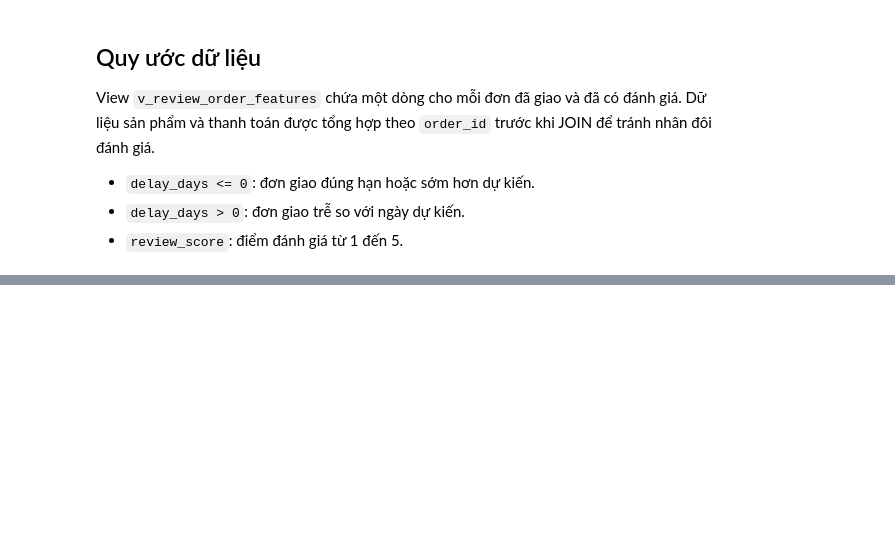
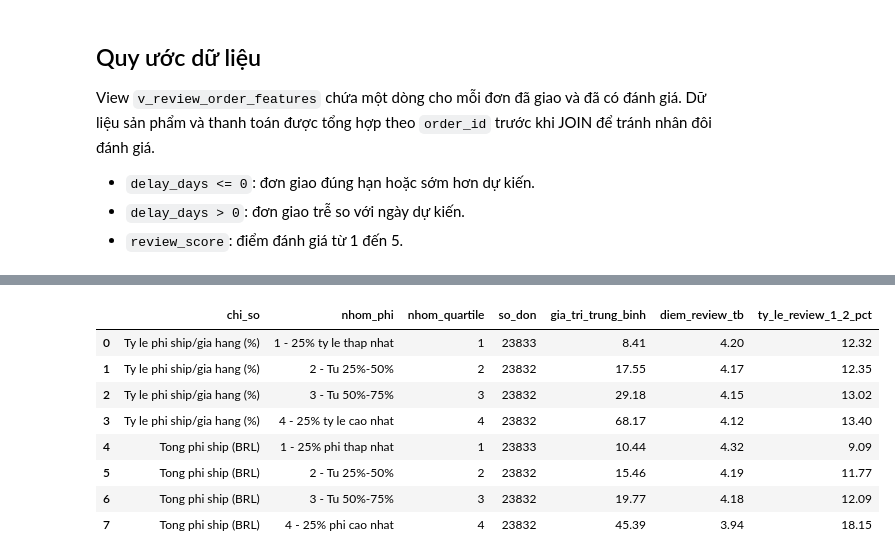
Before and after one commit to TrungTayNA/ADY291c-AI2107-Group2, a Jupyter notebook: Notebooks/03_analysis_SQL.ipynb, the cells around one changed output, grey strips where cells are left out. Saved outputs shown, nothing was run; the diff lists cells and outputs as text; code cells hidden in the pictures; blank space fills up the shorter version.

```diff
--- a/Notebooks/03_analysis_SQL.ipynb
+++ b/Notebooks/03_analysis_SQL.ipynb
@@ -598,0 +216,80 @@ Bảng dưới đây chuyển kết quả SQL thành đầu việc trực quan h
+# %%
+q4 = """
+-- Q4: Phân tích hai chỉ số phí ship đối với review_score.
+WITH ship_fee_data AS (
+    -- Mỗi dòng là một đơn đã giao và đã có review.
+    SELECT total_freight AS metric_value, review_score
+    FROM v_review_order_features
+),
+ship_fee_quartiles AS (
+    -- NTILE(4) chia đơn thành 4 nhóm gần bằng nhau theo tổng phí ship.
+    SELECT metric_value, review_score,
+           NTILE(4) OVER (ORDER BY metric_value) AS quartile_number
+    FROM ship_fee_data
+),
+ship_fee_ratio_data AS (
+    SELECT freight_to_price_pct AS metric_value, review_score
+    FROM v_review_order_features
+    WHERE freight_to_price_pct IS NOT NULL
+),
+ship_fee_ratio_quartiles AS (
+    -- NTILE(4) chia đơn theo tỷ lệ phí ship/gía trị hàng hóa.
+    SELECT metric_value, review_score,
+           NTILE(4) OVER (ORDER BY metric_value) AS quartile_number
+    FROM ship_fee_ratio_data
+),
+ship_fee_summary AS (
+    SELECT
+        'Tong phi ship (BRL)' AS chi_so,
+        CASE quartile_number
+            WHEN 1 THEN '1 - 25% phi thap nhat'
+            WHEN 2 THEN '2 - Tu 25%-50%'
+            WHEN 3 THEN '3 - Tu 50%-75%'
+            ELSE '4 - 25% phi cao nhat'
+        END AS nhom_phi,
+        quartile_number AS nhom_quartile,
+        COUNT(*) AS so_don,
+        ROUND(AVG(metric_value), 2) AS gia_tri_trung_binh,
+        ROUND(AVG(review_score), 2) AS diem_review_tb,
+        ROUND(100.0 * AVG(CASE WHEN review_score <= 2 THEN 1 ELSE 0 END), 2)
+            AS ty_le_review_1_2_pct
+    FROM ship_fee_quartiles
+    GROUP BY quartile_number
+),
+ship_fee_ratio_summary AS (
+    SELECT
+        'Ty le phi ship/gia hang (%)' AS chi_so,
+        CASE quartile_number
+            WHEN 1 THEN '1 - 25% ty le thap nhat'
+            WHEN 2 THEN '2 - Tu 25%-50%'
+            WHEN 3 THEN '3 - Tu 50%-75%'
+            ELSE '4 - 25% ty le cao nhat'
+        END AS nhom_phi,
+        quartile_number AS nhom_quartile,
+        COUNT(*) AS so_don,
+        ROUND(AVG(metric_value), 2) AS gia_tri_trung_binh,
+        ROUND(AVG(review_score), 2) AS diem_review_tb,
+        ROUND(100.0 * AVG(CASE WHEN review_score <= 2 THEN 1 ELSE 0 END), 2)
+            AS ty_le_review_1_2_pct
+    FROM ship_fee_ratio_quartiles
+    GROUP BY quartile_number
+)
+-- Ghep hai bang tom tat theo tung metric, giu thu tu quartile 1 den 4.
+SELECT * FROM ship_fee_summary
+UNION ALL
+SELECT * FROM ship_fee_ratio_summary
+ORDER BY chi_so DESC, nhom_quartile;
+"""
+
+df_q4 = pd.read_sql_query(q4, conn)
+df_q4
+# %% [output]
+|  | chi_so | nhom_phi | nhom_quartile | so_don | gia_tri_trung_binh | diem_review_tb | ty_le_review_1_2_pct |
+| 0 | Ty le phi ship/gia hang (%) | 1 - 25% ty le thap nhat | 1 | 23833 | 8.41 | 4.20 | 12.32 |
+| 1 | Ty le phi ship/gia hang (%) | 2 - Tu 25%-50% | 2 | 23832 | 17.55 | 4.17 | 12.35 |
+| 2 | Ty le phi ship/gia hang (%) | 3 - Tu 50%-75% | 3 | 23832 | 29.18 | 4.15 | 13.02 |
+| 3 | Ty le phi ship/gia hang (%) | 4 - 25% ty le cao nhat | 4 | 23832 | 68.17 | 4.12 | 13.40 |
+| 4 | Tong phi ship (BRL) | 1 - 25% phi thap nhat | 1 | 23833 | 10.44 | 4.32 | 9.09 |
+| 5 | Tong phi ship (BRL) | 2 - Tu 25%-50% | 2 | 23832 | 15.46 | 4.19 | 11.77 |
+| 6 | Tong phi ship (BRL) | 3 - Tu 50%-75% | 3 | 23832 | 19.77 | 4.18 | 12.09 |
+| 7 | Tong phi ship (BRL) | 4 - 25% phi cao nhat | 4 | 23832 | 45.39 | 3.94 | 18.15 |
```
Also changed, not shown: parts of 58 cells of this notebook, 3 other files.
